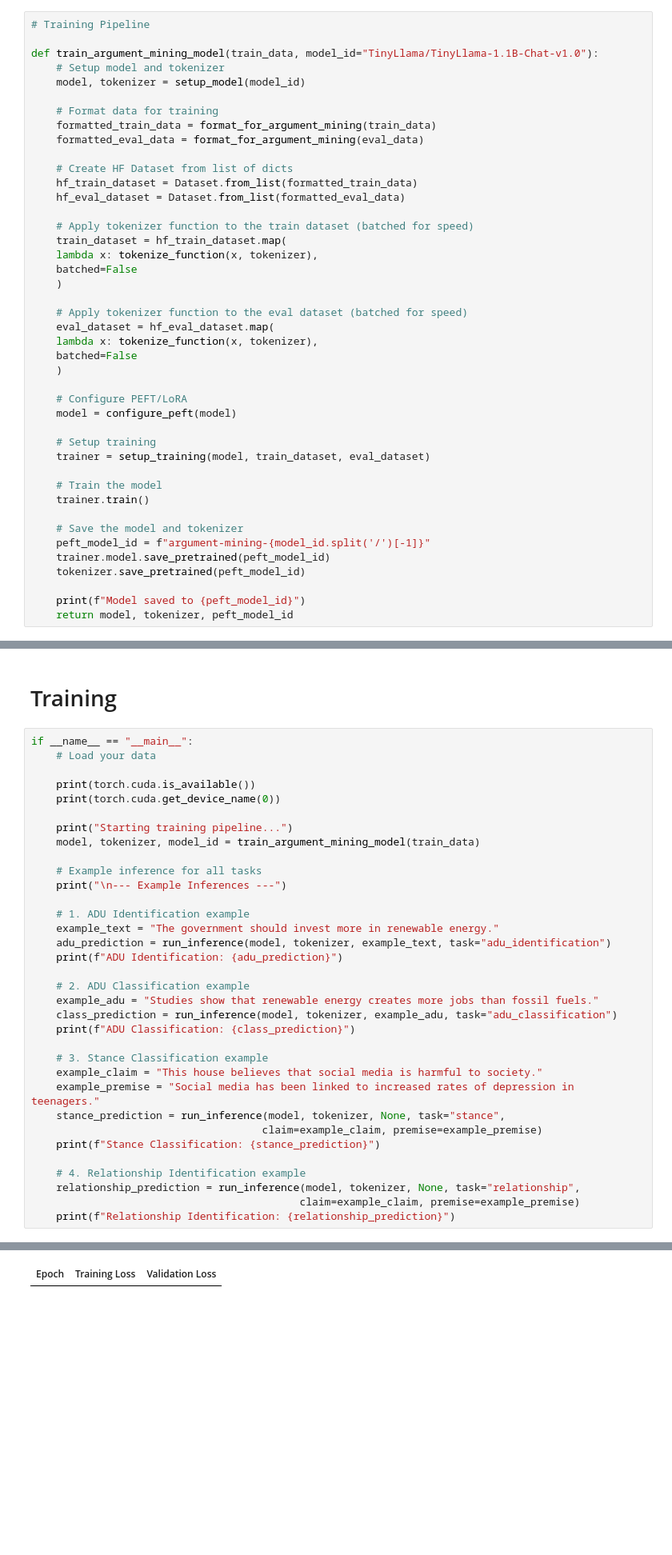
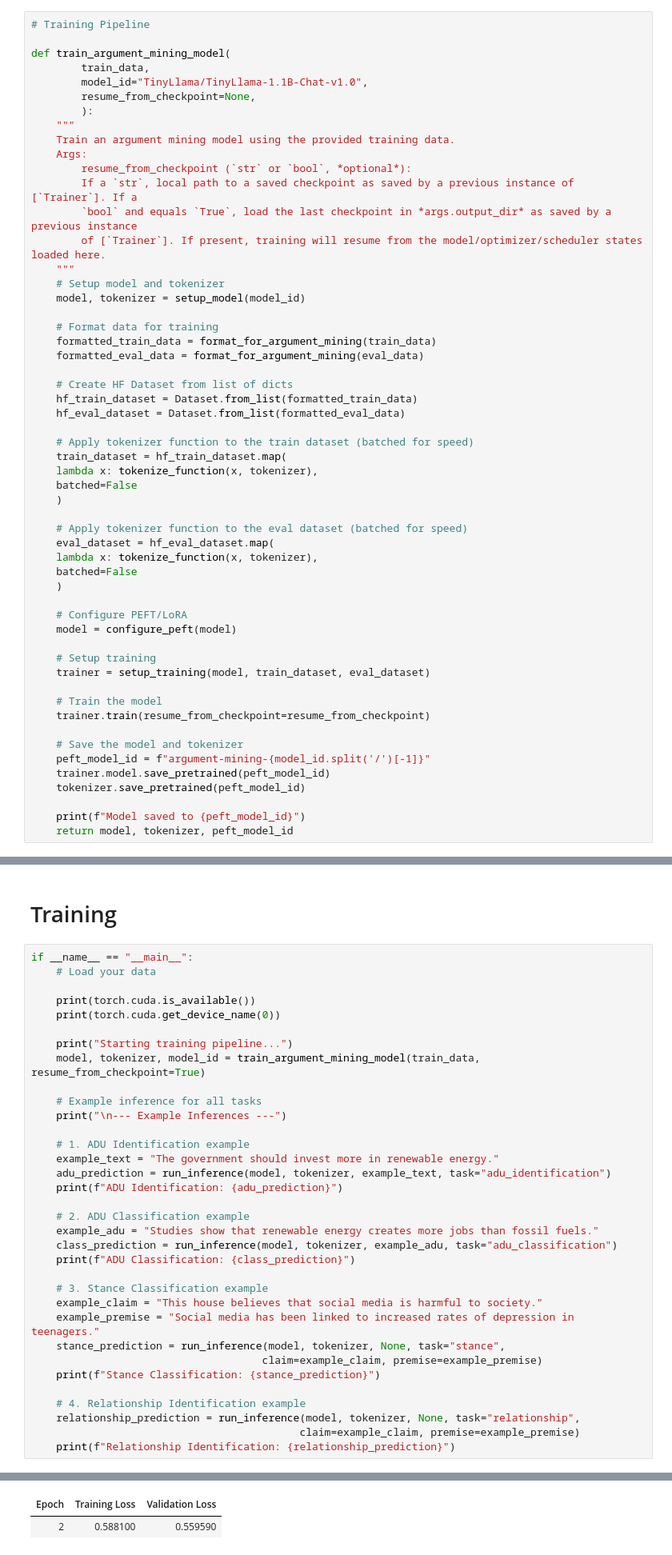
Before and after one commit to Horizontal-Labs/training-zoo, a Jupyter notebook: tinyllama_finetuning_peft.ipynb, the cells around one changed output, grey strips where cells are left out. Shown at 80% size. Saved outputs shown, nothing was run; the diff lists cells and outputs as text; blank space fills up the shorter version.

```diff
--- a/tinyllama_finetuning_peft.ipynb
+++ b/tinyllama_finetuning_peft.ipynb
@@ -526,7 +526,19 @@ def evaluate_model(model, tokenizer, test_data, task="stance"):
 # %%
 # Training Pipeline
 
-def train_argument_mining_model(train_data, model_id="TinyLlama/TinyLlama-1.1B-Chat-v1.0"):
+def train_argument_mining_model(
+        train_data,
+        model_id="TinyLlama/TinyLlama-1.1B-Chat-v1.0",
+        resume_from_checkpoint=None,
+        ):
+    """
+    Train an argument mining model using the provided training data.
+    Args:
+        resume_from_checkpoint (`str` or `bool`, *optional*):
+        If a `str`, local path to a saved checkpoint as saved by a previous instance of [`Trainer`]. If a
+        `bool` and equals `True`, load the last checkpoint in *args.output_dir* as saved by a previous instance
+        of [`Trainer`]. If present, training will resume from the model/optimizer/scheduler states loaded here.
+    """
     # Setup model and tokenizer
     model, tokenizer = setup_model(model_id)
 
@@ -557,7 +569,7 @@ def train_argument_mining_model(train_data, model_id="TinyLlama/TinyLlama-1.1B-C
     trainer = setup_training(model, train_dataset, eval_dataset)
 
     # Train the model
-    trainer.train()
+    trainer.train(resume_from_checkpoint=resume_from_checkpoint)
 
     # Save the model and tokenizer
     peft_model_id = f"argument-mining-{model_id.split('/')[-1]}"
@@ -622,7 +634,7 @@ if __name__ == "__main__":
     print(torch.cuda.get_device_name(0))
 
     print("Starting training pipeline...")
-    model, tokenizer, model_id = train_argument_mining_model(train_data)
+    model, tokenizer, model_id = train_argument_mining_model(train_data, resume_from_checkpoint=True)
 
     # Example inference for all tasks
     print("\n--- Example Inferences ---")
@@ -658 +670,2 @@ No label_names provided for model class `PeftModelForCausalLM`. Since `PeftModel
 | Epoch | Training Loss | Validation Loss |
+| 2 | 0.588100 | 0.559590 |
```
Also changed, not shown: parts of 1 cell of this notebook, 1 other file.
